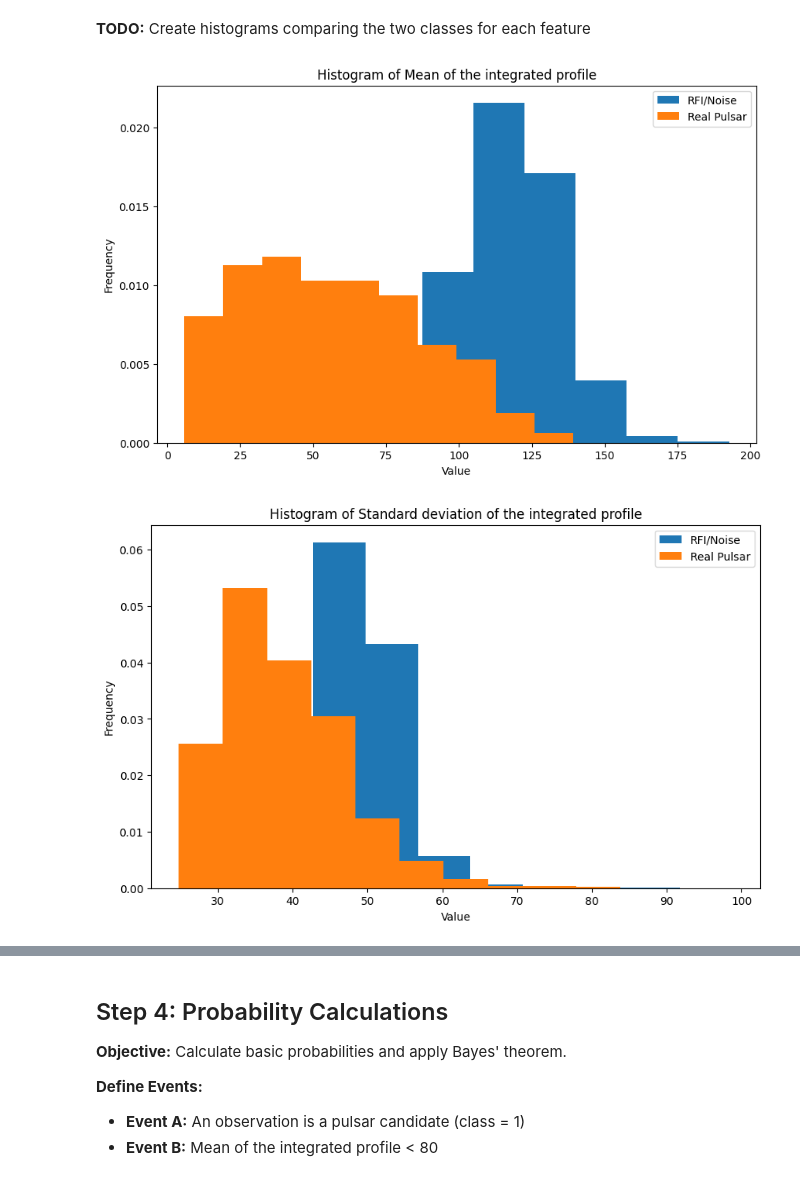
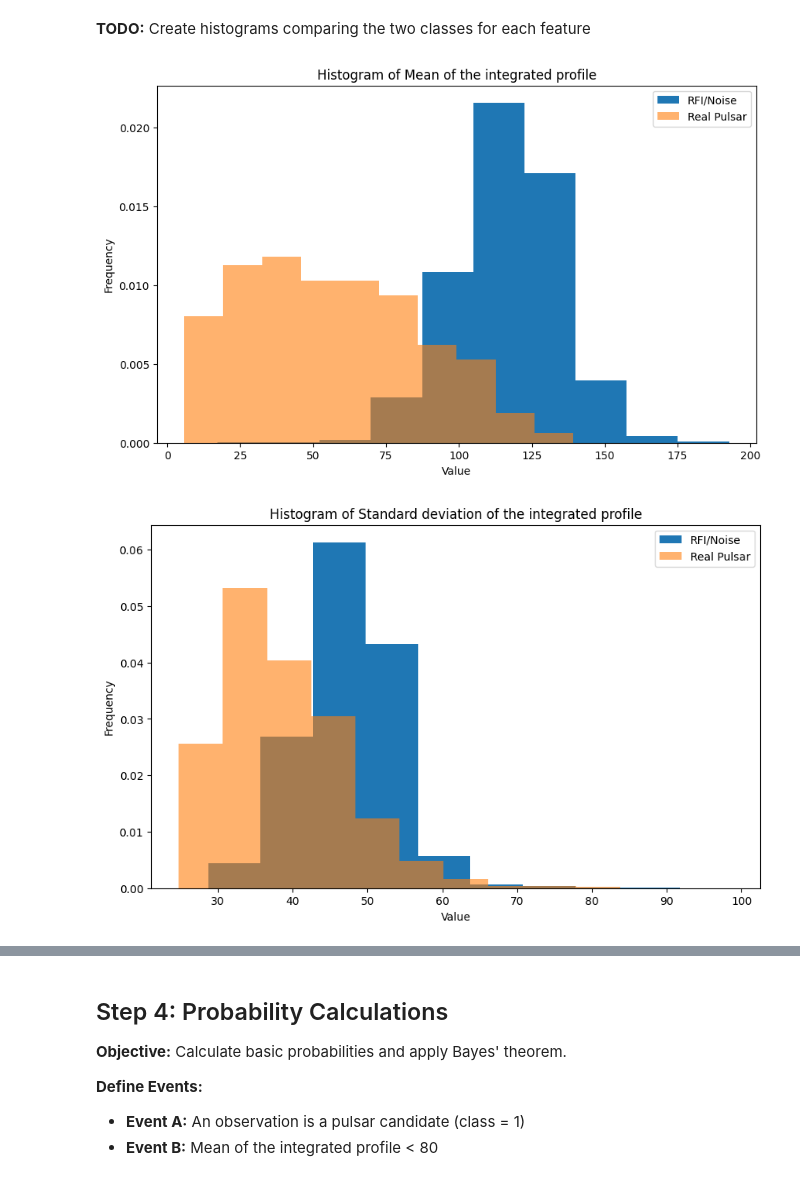
Before and after one commit to Klinjin/Au25_Phys434_Data_Analysis_Lab, a Jupyter notebook: LAB1/lab_1_AlexFeucht.ipynb, the cells around one changed output, grey strips where cells are left out. Cells and saved outputs as stored; diff of their text form; code cells hidden in the pictures.

```diff
--- a/LAB1/lab_1_AlexFeucht.ipynb
+++ b/LAB1/lab_1_AlexFeucht.ipynb
@@ -153,18 +159,18 @@ Total samples: 17898
 # %%
 # Creates a for loop to read only data in the first 4 columns into histogram plots
 for i, feature_name in enumerate(df.columns[:4]):
   noise_feature = noise_data[feature_name]
   pulsar_feature = pulsar_data[feature_name]
 
   # Create figures
   fig, ax = plt.subplots(figsize=(10, 6))
   ax.hist(noise_feature, density=True, label=f'RFI/Noise')
-  ax.hist(pulsar_feature, density=True, label=f'Real Pulsar')
+  ax.hist(pulsar_feature, density=True, alpha=0.6, label=f'Real Pulsar')
   ax.set_title(f"Histogram of {feature_name}")
   ax.set_xlabel("Value")
   ax.set_ylabel("Frequency")
   ax.legend()
   plt.show()
 # %% [output]
-[figure, old version]
+[figure, new version]
-[figure, old version]
+[figure, new version]
```
Also changed, not shown: parts of 2 cells of this notebook.
